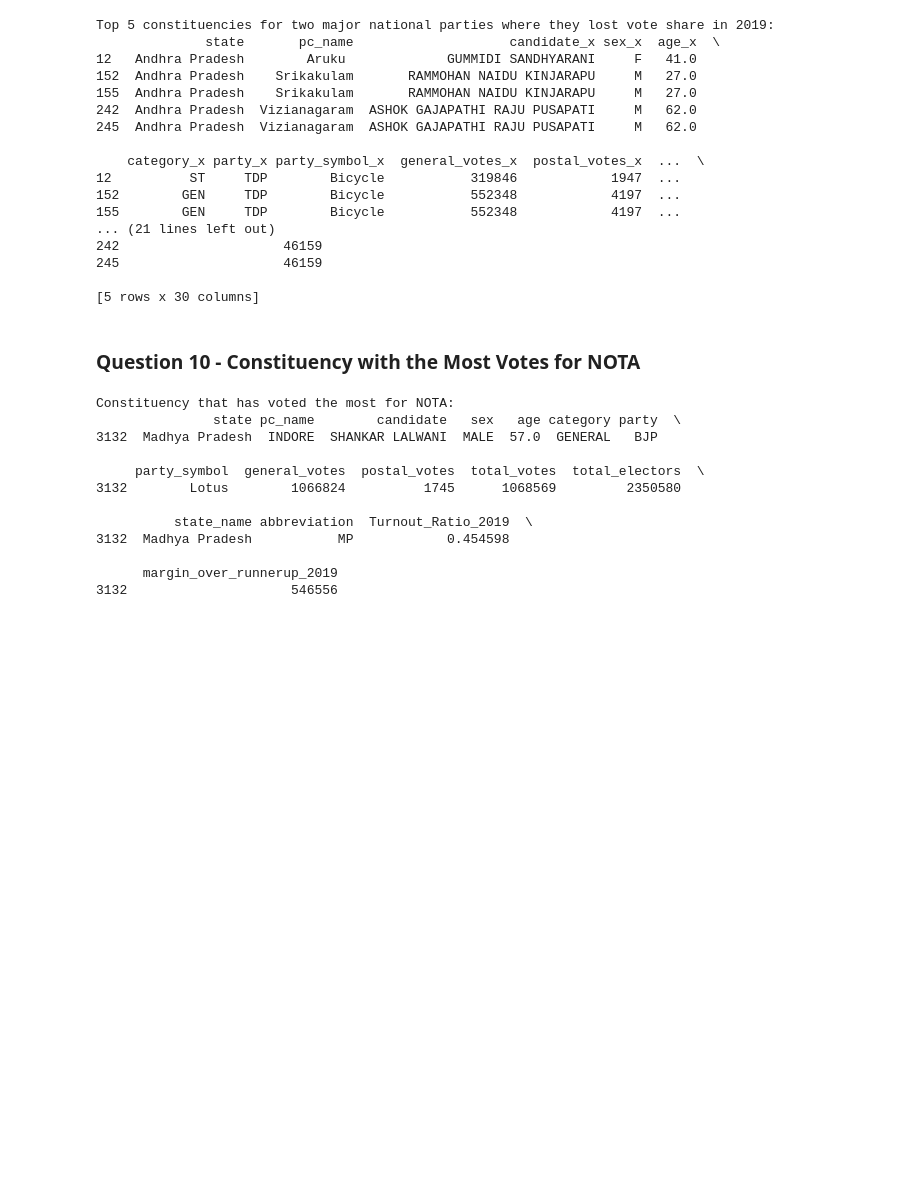
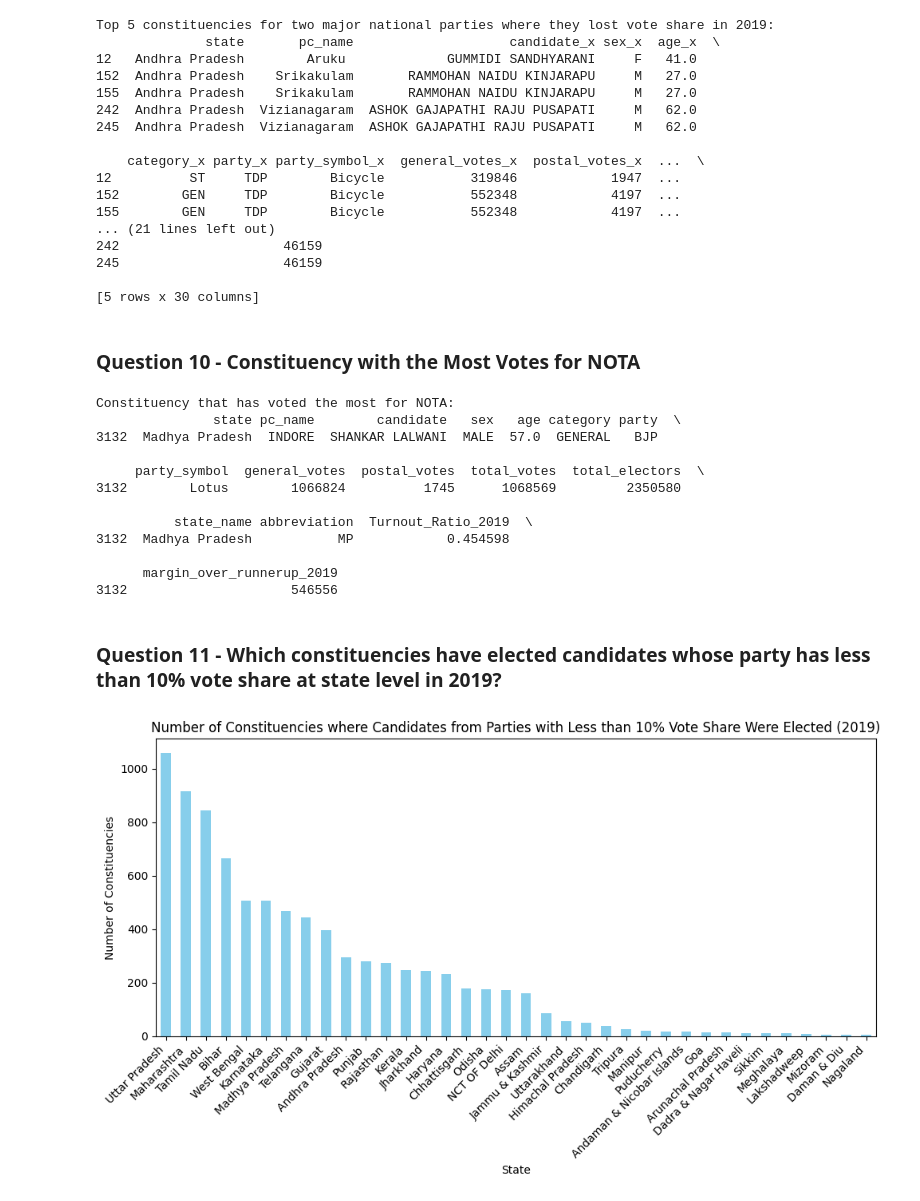
Before and after one commit to instax-dutta/CodeBasics-Challenge--11, a Jupyter notebook: Data-Analysis.ipynb, the cells around one changed output. Drawn from its saved outputs; the diff is of its cells as text; code cells hidden in the pictures; blank space fills up the shorter version.

```diff
--- a/Data-Analysis.ipynb
+++ b/Data-Analysis.ipynb
@@ -304,3 +304,32 @@ Constituency that has voted the most for NOTA:
 
       margin_over_runnerup_2019
 3132                     546556
+# %% [markdown]
+### Question 11 - Which constituencies have elected candidates whose party has less than 10% vote share at state level in 2019?
+# %%
+# Calculate vote share of each party at the state level for 2019
+party_votes_2019_state = results_2019.groupby(['abbreviation', 'party'])['general_votes'].sum()
+total_votes_2019_state = results_2019.groupby('abbreviation')['general_votes'].sum()
+party_vote_share_2019_state = party_votes_2019_state / total_votes_2019_state * 100
+
+# Identify parties with less than 10% vote share at state level in 2019
+parties_less_than_10_percent = party_vote_share_2019_state[party_vote_share_2019_state < 10].reset_index()['party']
+
+# Filter constituencies where the elected candidates belong to parties with less than 10% vote share
+constituencies_elected_less_than_10_percent = results_2019[results_2019['party'].isin(parties_less_than_10_percent)]
+
+
+# Count the number of constituencies per state
+constituencies_count = constituencies_elected_less_than_10_percent['state_name'].value_counts()
+
+# Plot the bar chart
+plt.figure(figsize=(10, 6))
+constituencies_count.plot(kind='bar', color='skyblue')
+plt.title('Number of Constituencies where Candidates from Parties with Less than 10% Vote Share Were Elected (2019)')
+plt.xlabel('State')
+plt.ylabel('Number of Constituencies')
+plt.xticks(rotation=45, ha='right')
+plt.tight_layout()
+plt.show()
+# %% [output]
+[figure, added]
```
